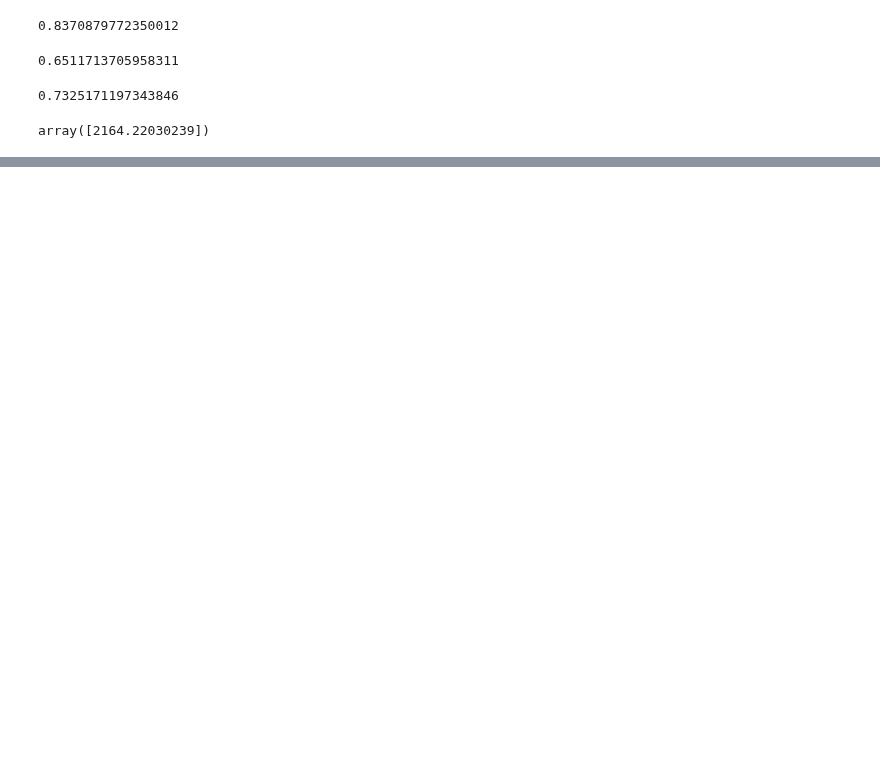
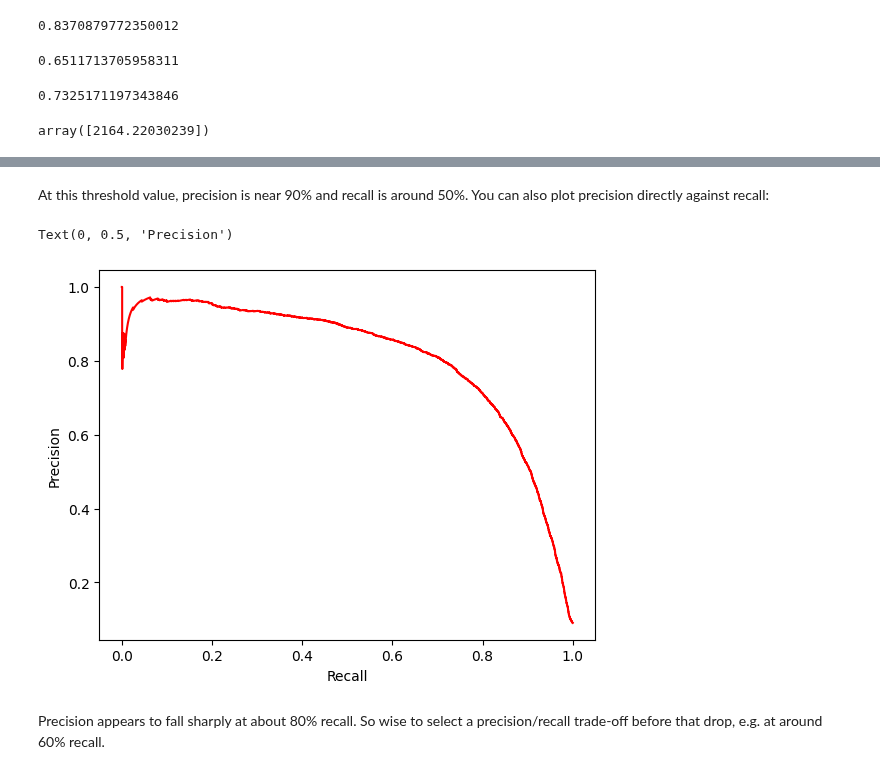
Before and after one commit to TaurusFire/Hands-on-Machine-Learning-Code-Notes, a Jupyter notebook: Chapter 3- Classification/Chapter 3 Work.ipynb, the cells around one changed output, grey strips where cells are left out. Cells and saved outputs as stored; diff of their text form; code cells hidden in the pictures; blank space fills up the shorter version.

```diff
--- a/Chapter 3- Classification/Chapter 3 Work.ipynb
+++ b/Chapter 3- Classification/Chapter 3 Work.ipynb
@@ -152,0 +185,12 @@ array([2164.22030239])
+# %% [markdown]
+At this threshold value, precision is near 90% and recall is around 50%.
+You can also plot precision directly against recall:
+# %%
+plt.plot(recalls[:-1], precisions[:-1], "r")
+plt.xlabel("Recall")
+plt.ylabel("Precision")
+# %% [output]
+Text(0, 0.5, 'Precision')
+[figure, added]
+# %% [markdown]
+Precision appears to fall sharply at about 80% recall. So wise to select a precision/recall trade-off before that drop, e.g. at around 60% recall.
```
Also changed, not shown: parts of 12 cells of this notebook, 1 other file.
